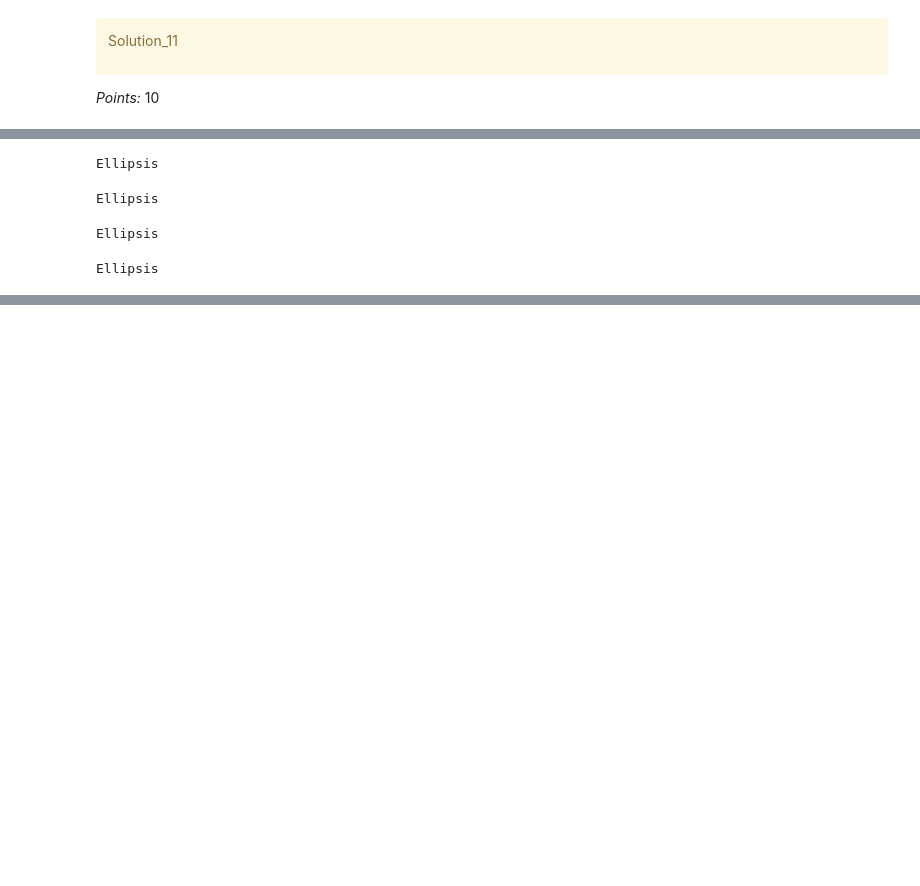
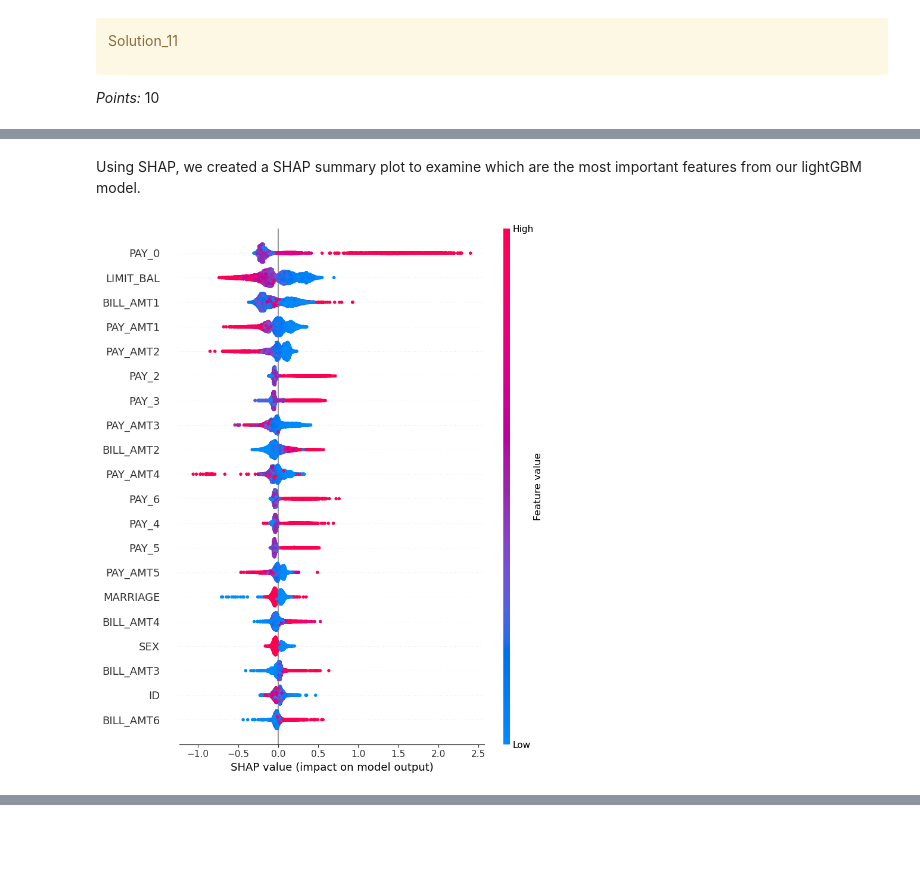
Before and after one commit to miketham24/cpsc330_hw5, a Jupyter notebook: hw5.ipynb, the cells around one changed output, grey strips where cells are left out. Drawn from its saved outputs; the diff is of its cells as text; code cells hidden in the pictures; blank space fills up the shorter version.

```diff
--- a/hw5.ipynb
+++ b/hw5.ipynb
@@ -797,0 +813,28 @@ Ellipsis
+# %%
+from sklearn.model_selection import RandomizedSearchCV
+
+param_dist = {
+    'n_estimators': [50, 100, 200, 300, 400],
+    'learning_rate': [0.01, 0.03, 0.05, 0.1, 0.2],
+    'max_depth': [3, 5, 7, 10, 15],
+    'num_leaves': [10, 20, 31, 40, 50],
+    'min_child_samples': [5, 10, 20, 30],
+    'subsample': [0.6, 0.7, 0.8, 0.9, 1.0],
+    'colsample_bytree': [0.6, 0.7, 0.8, 0.9, 1.0]
+}
+
+random_search_lgb = RandomizedSearchCV(
+    lgb.LGBMClassifier(random_state=123),
+    param_distributions=param_dist,
+    n_iter=30,
+    cv=5,
+    scoring='accuracy',
+    n_jobs=-1,
+    verbose=1,
+    random_state=42
+)
+
+random_search_lgb.fit(X_train, y_train)
+
+print("Best Parameters:", random_search_lgb.best_params_)
+print("Best Cross-Validation Accuracy:", random_search_lgb.best_score_)
@@ -847,16 +891,13 @@ Ellipsis
-# %%
-...
-# %% [output]
-Ellipsis
-# %%
-...
-# %% [output]
-Ellipsis
-# %%
-...
-# %% [output]
-Ellipsis
-# %%
-...
-# %% [output]
-Ellipsis
+# %% [markdown]
+Using SHAP, we created a SHAP summary plot to examine which are the most important features from our lightGBM model.
+# %%
+import shap
+
+best_lgb_model = random_search_lgb.best_estimator_
+best_lgb_model.fit(X_train, y_train)
+
+explainer = shap.Explainer(best_lgb_model, X_train)
+shap_values = explainer(X_test)
+shap.summary_plot(shap_values, X_test)
+# %% [output]
+[figure, added]
```
Also changed, not shown: parts of 44 cells of this notebook.
